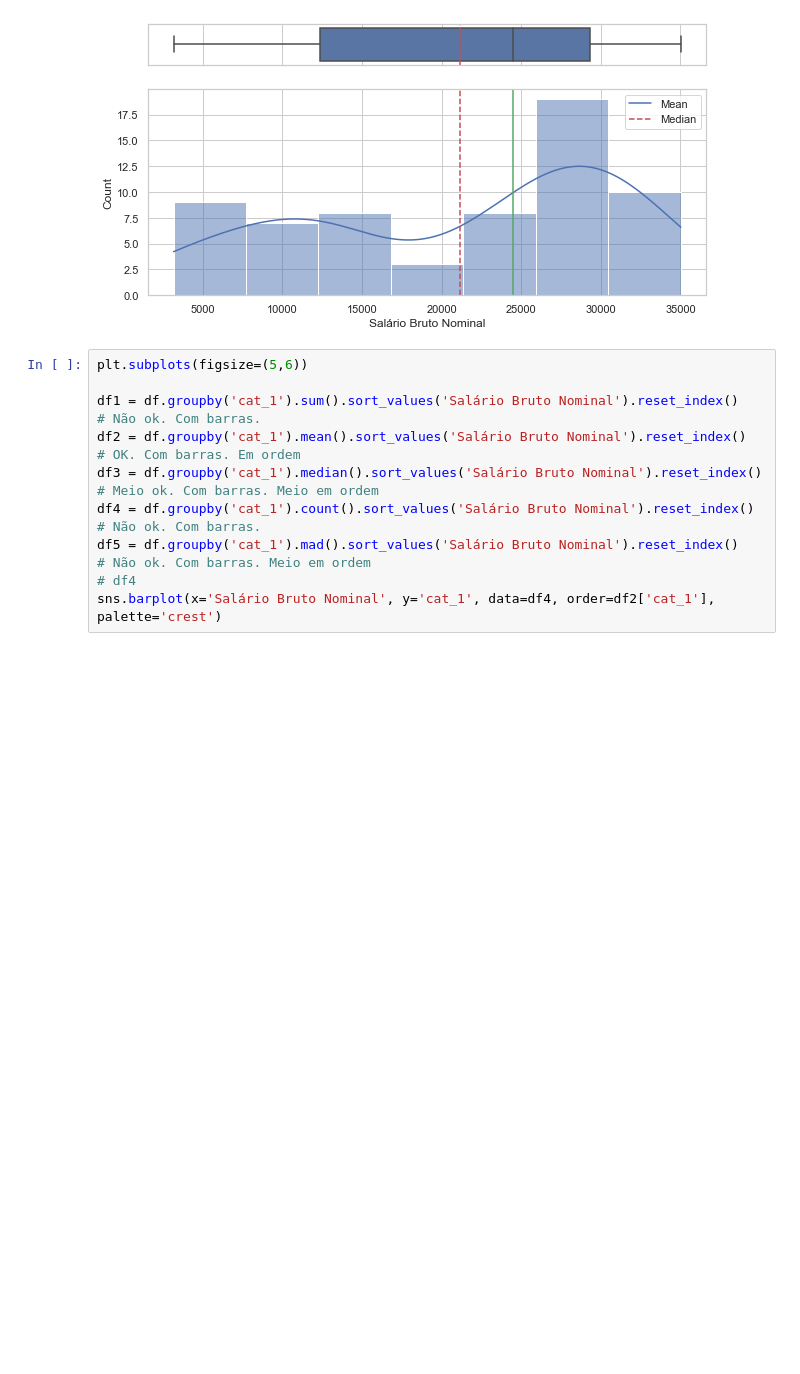
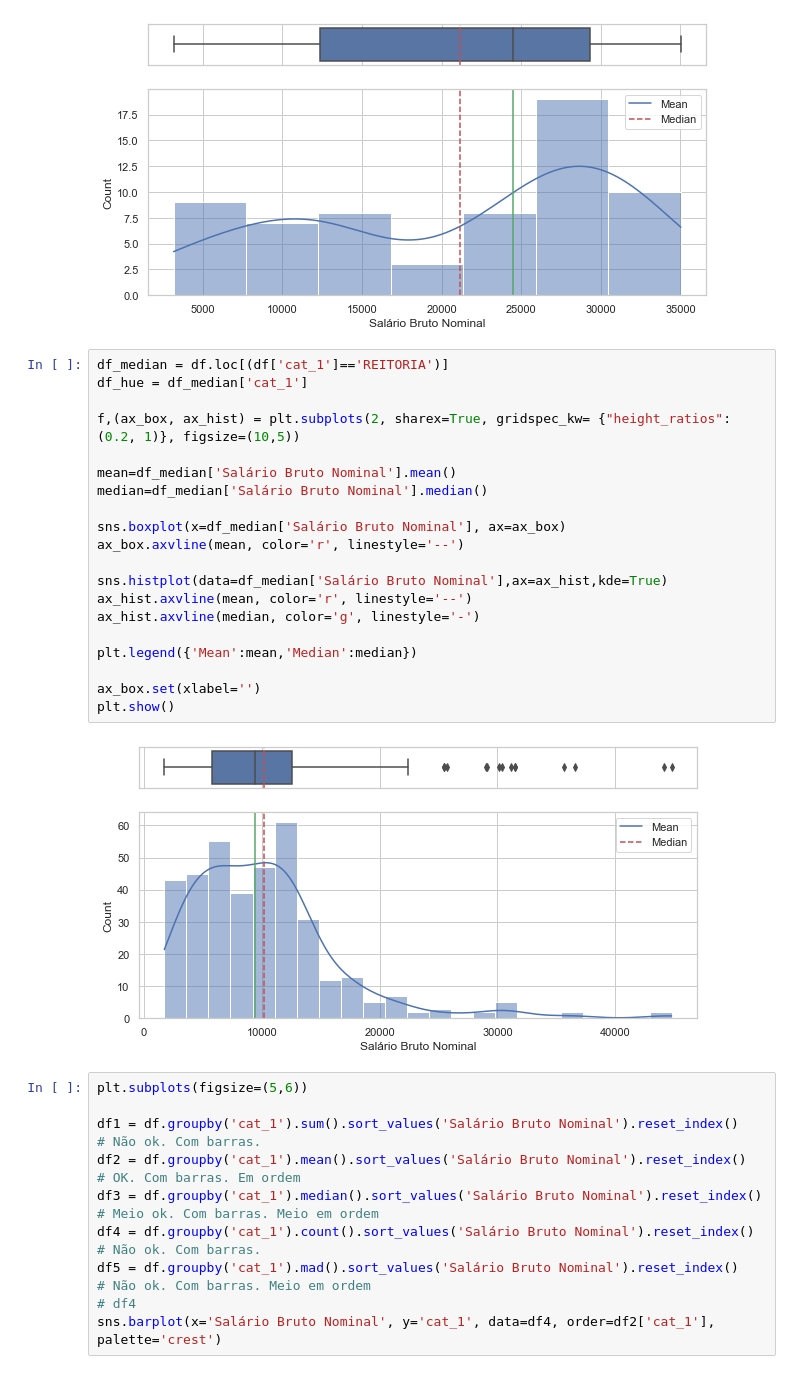
Before and after one commit to Pedronagy/Unicamp_salaries, a Jupyter notebook: Analisys.ipynb, the cells around one changed output. Saved outputs shown, nothing was run; the diff lists cells and outputs as text; blank space fills up the shorter version.

```diff
--- a/Analisys.ipynb
+++ b/Analisys.ipynb
@@ -183,6 +183,28 @@ ax_box.set(xlabel='')
 plt.show()
 # %% [output]
 [figure]
+# %%
+df_median = df.loc[(df['cat_1']=='REITORIA')]
+df_hue = df_median['cat_1']
+
+f,(ax_box, ax_hist) = plt.subplots(2, sharex=True, gridspec_kw= {"height_ratios": (0.2, 1)}, figsize=(10,5))
+
+mean=df_median['Salário Bruto Nominal'].mean()
+median=df_median['Salário Bruto Nominal'].median()
+
+sns.boxplot(x=df_median['Salário Bruto Nominal'], ax=ax_box)
+ax_box.axvline(mean, color='r', linestyle='--')
+
+sns.histplot(data=df_median['Salário Bruto Nominal'],ax=ax_hist,kde=True)
+ax_hist.axvline(mean, color='r', linestyle='--')
+ax_hist.axvline(median, color='g', linestyle='-')
+
+plt.legend({'Mean':mean,'Median':median})
+
+ax_box.set(xlabel='')
+plt.show()
+# %% [output]
+[figure, added]
 # %%
 plt.subplots(figsize=(5,6))
 
```
